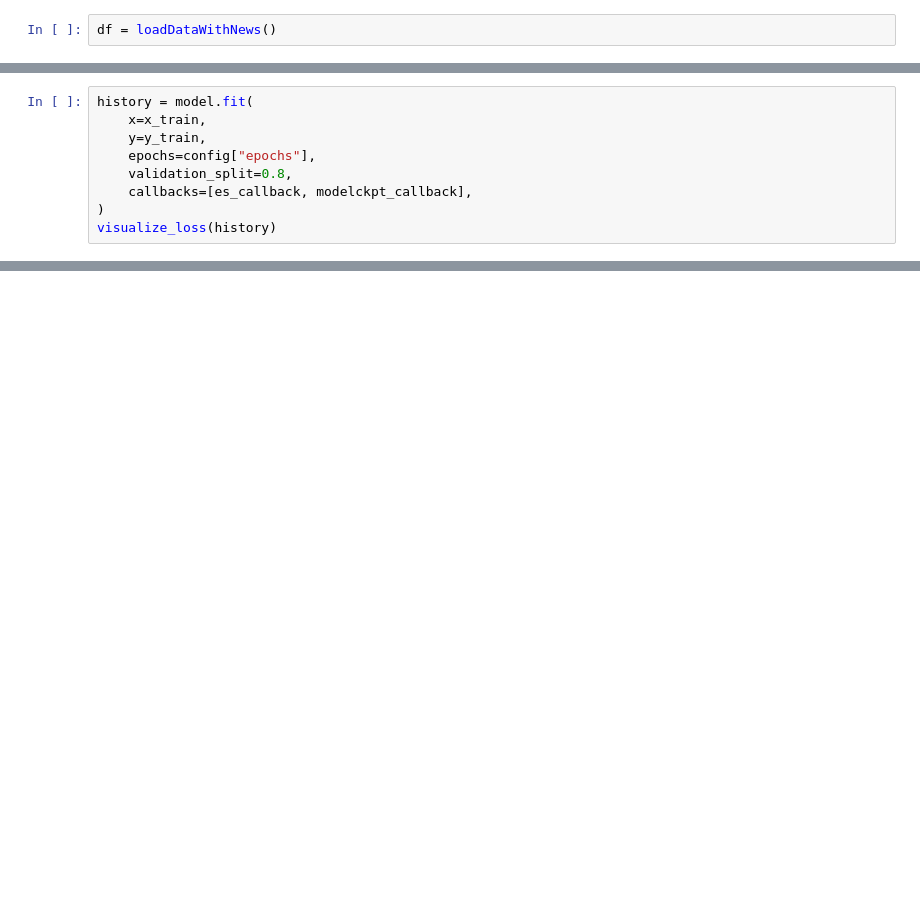
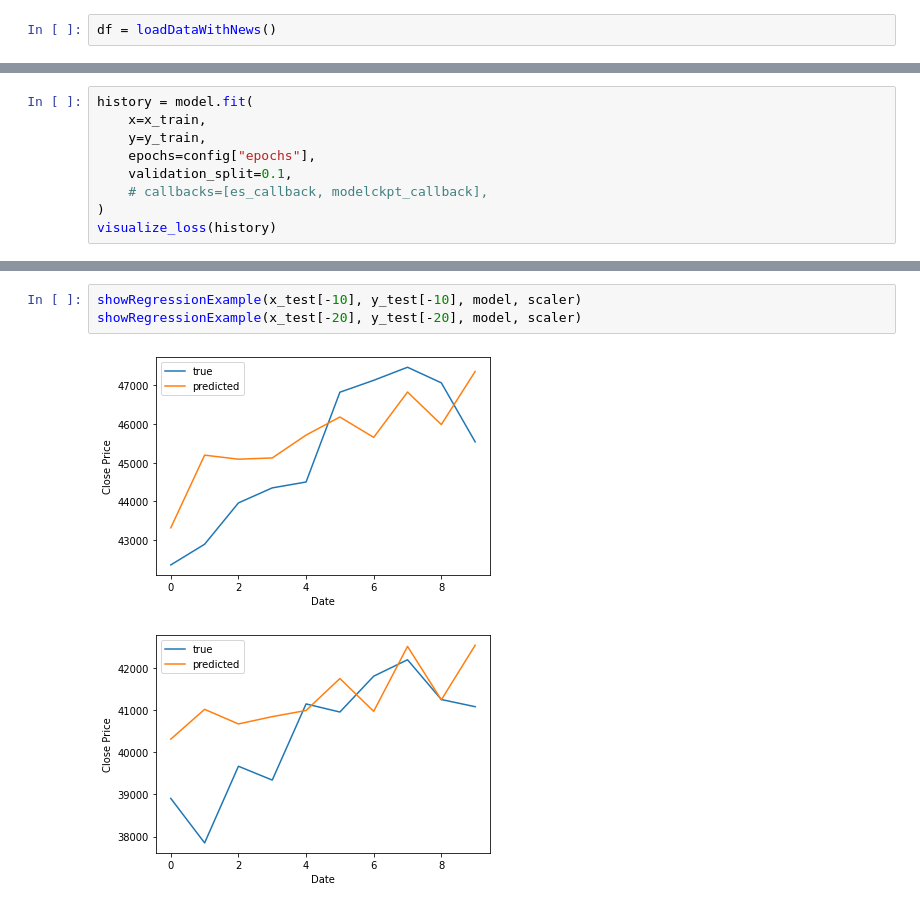
Before and after one commit to andrei-aleksanian/Bitcoin-price-prediction, a Jupyter notebook: src/baseline.ipynb, the cells around one changed output, grey strips where cells are left out. Drawn from its saved outputs; the diff is of its cells as text; blank space fills up the shorter version.

```diff
--- a/src/baseline.ipynb
+++ b/src/baseline.ipynb
@@ -67,8 +74,8 @@ history = model.fit(
     x=x_train,
     y=y_train,
     epochs=config["epochs"],
-    validation_split=0.8,
-    callbacks=[es_callback, modelckpt_callback],
+    validation_split=0.1,
+    # callbacks=[es_callback, modelckpt_callback],
 )
 visualize_loss(history)
 # %% [output]
@@ -92,0 +100,6 @@ Epoch 100: val_loss did not improve from 0.09279
+# %%
+showRegressionExample(x_test[-10], y_test[-10], model, scaler)
+showRegressionExample(x_test[-20], y_test[-20], model, scaler)
+# %% [output]
+[figure, added]
+[figure, added]
```
Also changed, not shown: parts of 8 cells of this notebook, 34 other files.
